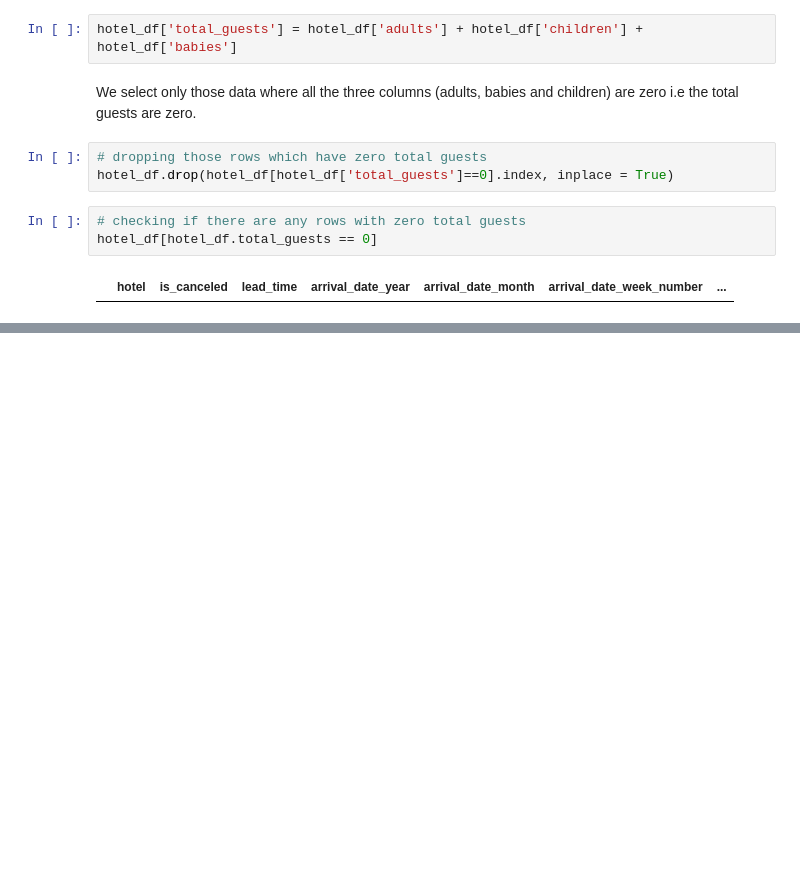
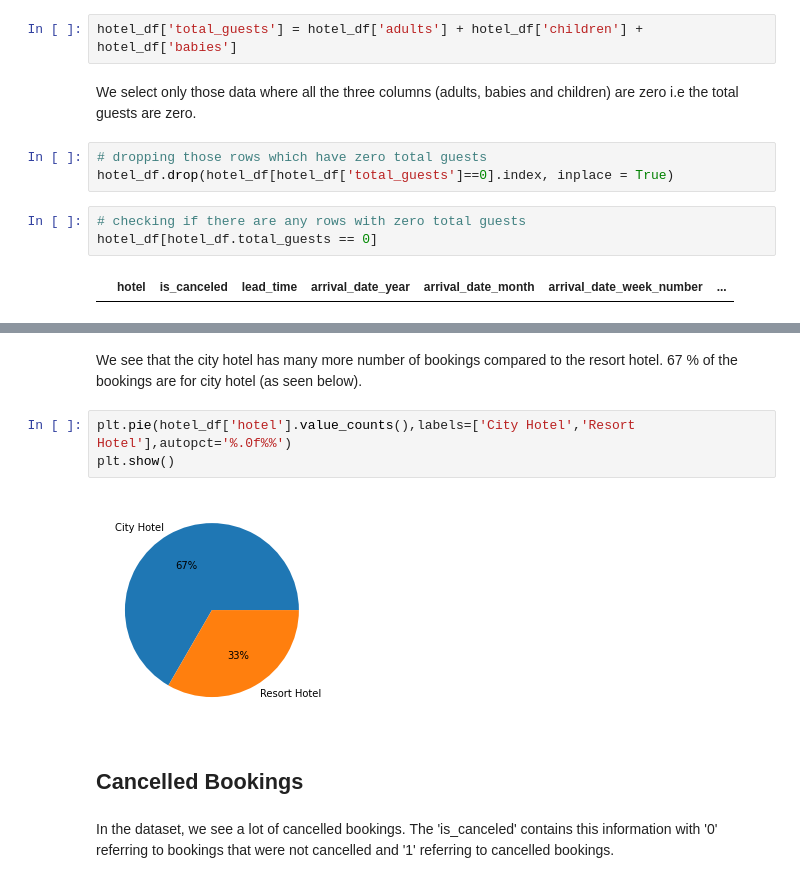
Before and after one commit to ParvezMakandar/Hotel-Booking-Analysis, a Jupyter notebook: Hotel_Booking_Analysis_Capstone_Project.ipynb, the cells around one changed output, grey strips where cells are left out. Drawn from its saved outputs; the diff is of its cells as text; blank space fills up the shorter version.

```diff
--- a/Hotel_Booking_Analysis_Capstone_Project.ipynb
+++ b/Hotel_Booking_Analysis_Capstone_Project.ipynb
@@ -205,0 +247,11 @@ hotel_df[hotel_df.total_guests == 0]
+# %% [markdown]
+We see that the city hotel has many more number of bookings compared to the resort hotel. 67 % of the bookings are for city hotel (as seen below).
+# %%
+plt.pie(hotel_df['hotel'].value_counts(),labels=['City Hotel','Resort Hotel'],autopct='%.0f%%')
+plt.show()
+# %% [output]
+[figure, added]
+# %% [markdown]
+## Cancelled Bookings
+# %% [markdown]
+In the dataset, we see a lot of cancelled bookings. The 'is_canceled' contains this information with '0' referring to bookings that were not cancelled and '1' referring to cancelled bookings.
```
Also changed, not shown: parts of 17 cells of this notebook.
